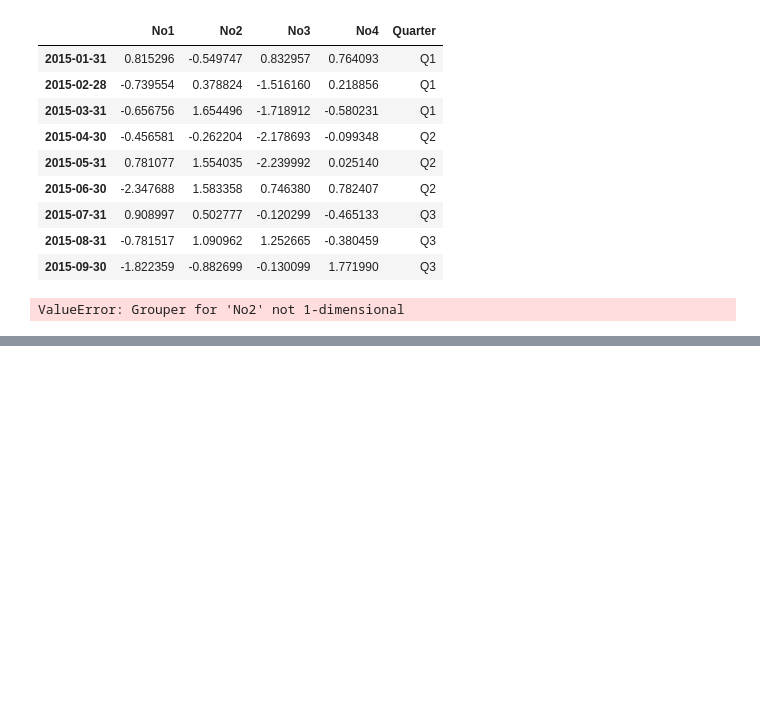
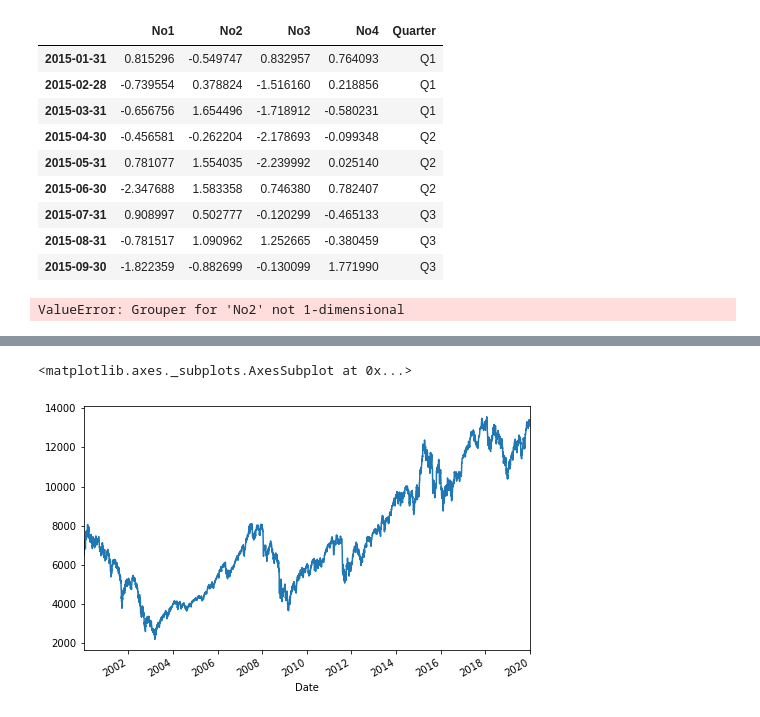
Before and after one commit to leehunkyu00/Books, a Jupyter notebook: pythonforfinance/ch6/finance_time_series.ipynb, the cells around one changed output, grey strips where cells are left out. Drawn from its saved outputs; the diff is of its cells as text; code cells hidden in the pictures; blank space fills up the shorter version.

```diff
--- a/pythonforfinance/ch6/finance_time_series.ipynb
+++ b/pythonforfinance/ch6/finance_time_series.ipynb
@@ -436,0 +441,3 @@ ValueError: Grouper for 'No2' not 1-dimensional
+# %%
+DAX = web.DataReader(name='^GDAXI', data_source='yahoo', start='2000-1-1')
+DAX.info()
@@ -436,0 +466,5 @@ ValueError: Grouper for 'No2' not 1-dimensional
+# %%
+DAX['Close'].plot(figsize=(8, 5))
+# %% [output]
+<matplotlib.axes._subplots.AxesSubplot at 0x...>
+[figure, added]
```
Also changed, not shown: parts of 50 cells of this notebook, 3 other files.
